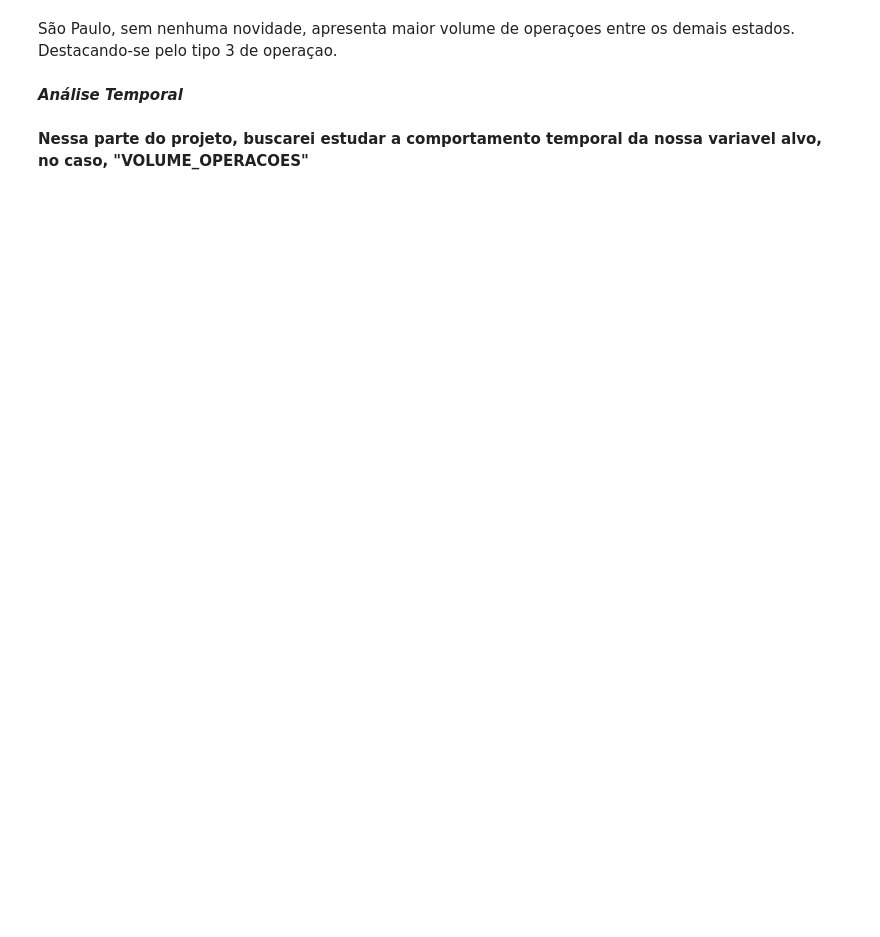
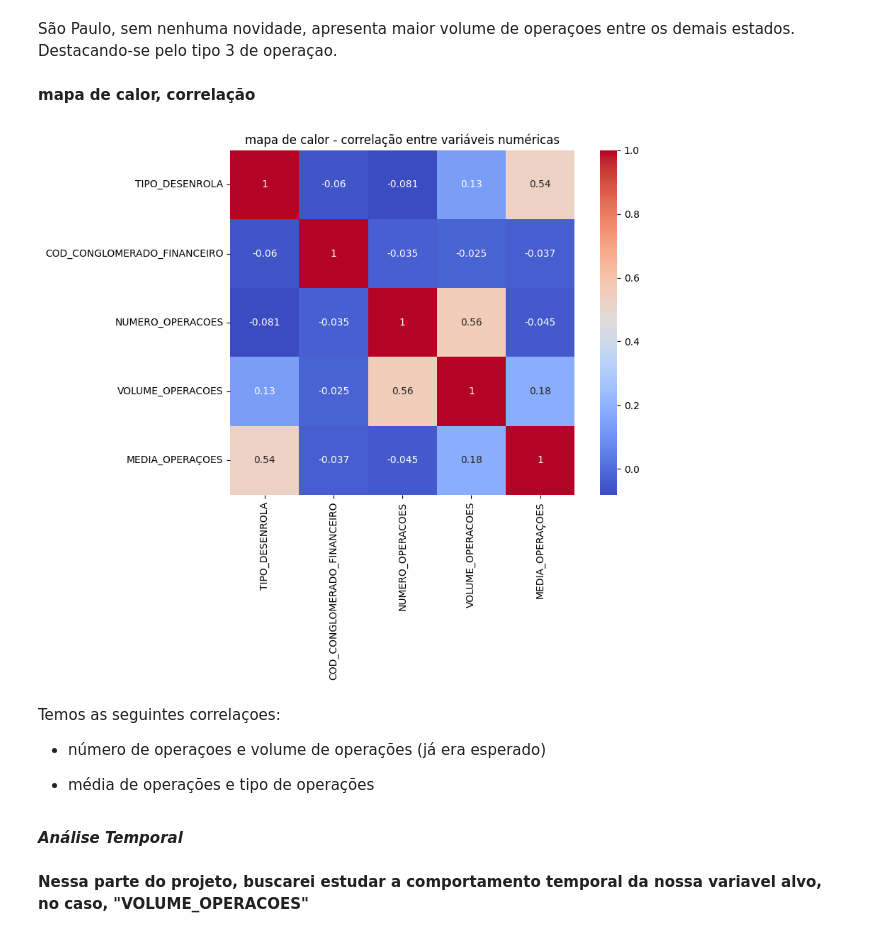
Before and after one commit to WesleySouza13/Projeto-Risco-de-Credito---Desenrola-Brasil, a Jupyter notebook: notebooks/notebook.ipynb, the cells around one changed output. Saved outputs shown, nothing was run; the diff lists cells and outputs as text; code cells hidden in the pictures; blank space fills up the shorter version.

```diff
--- a/notebooks/notebook.ipynb
+++ b/notebooks/notebook.ipynb
@@ -390,5 +402,26 @@ sns.barplot(data=type_volumn_state, y='VOLUME_OPERACOES', x='UNIDADE_FEDERACAO',
 # %% [markdown]
 São Paulo, sem nenhuma novidade, apresenta maior volume de operaçoes entre os demais estados. Destacando-se pelo tipo 3 de operaçao.
+# %% [markdown]
+**mapa de calor, correlação**
+# %%
+#criando nova separaçao de colunas por tipo(agora apenas as numéricas)
+new_num_col = df2.select_dtypes(exclude='object')
+# %%
+#plotando heatmap
+plt.figure(figsize=(10,8))
+plt.title('mapa de calor - correlação entre variáveis numéricas')
+sns.heatmap(new_num_col.corr(), annot=True, cmap='coolwarm', square=True, linecolor='white')
+plt.yticks(rotation=0)
+plt.tight_layout()
+plt.show()
+# %% [output]
+[figure, added]
+# %% [markdown]
+Temos as seguintes correlaçoes:
+
+- número de operaçoes e volume de operações (já era esperado)
+
+- média de operações e tipo de operações
 # %% [markdown]
 ***Análise Temporal***
 # %% [markdown]
```
Also changed, not shown: parts of 18 cells of this notebook.
